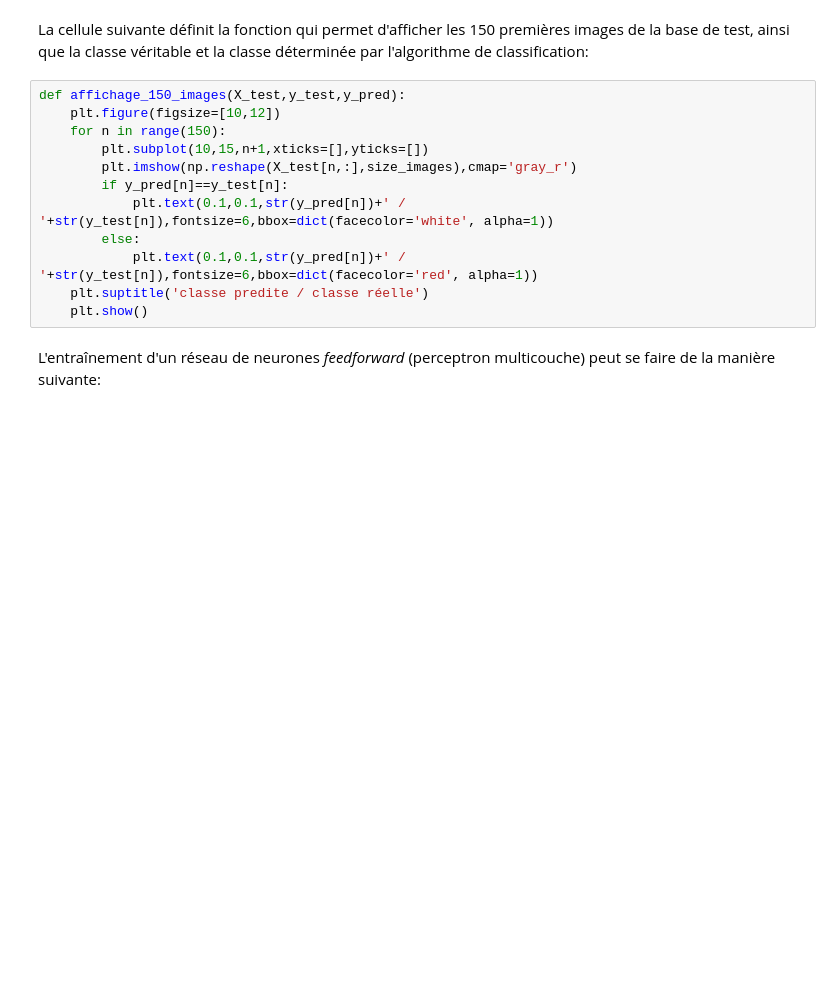
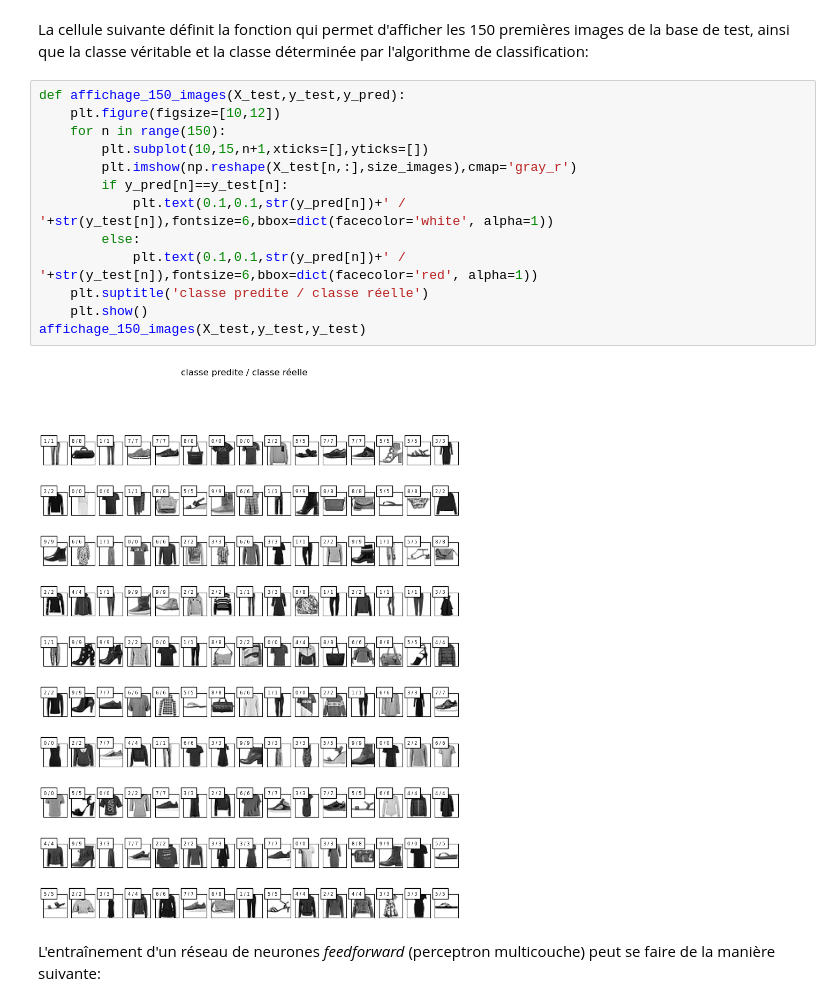
Before and after one commit to diogojorgebasso/apprentissage_automatique, a Jupyter notebook: Class 5/TP5_ex2_sujet.ipynb, the cells around one changed output. Cells and saved outputs as stored; diff of their text form; blank space fills up the shorter version.

```diff
--- a/Class 5/TP5_ex2_sujet.ipynb
+++ b/Class 5/TP5_ex2_sujet.ipynb
@@ -42,15 +57,18 @@ La cellule suivante définit la fonction qui permet d'afficher les 150 première
 # %%
 def affichage_150_images(X_test,y_test,y_pred):
     plt.figure(figsize=[10,12])
     for n in range(150):
         plt.subplot(10,15,n+1,xticks=[],yticks=[])
         plt.imshow(np.reshape(X_test[n,:],size_images),cmap='gray_r')
         if y_pred[n]==y_test[n]:
             plt.text(0.1,0.1,str(y_pred[n])+' / '+str(y_test[n]),fontsize=6,bbox=dict(facecolor='white', alpha=1))
         else:
             plt.text(0.1,0.1,str(y_pred[n])+' / '+str(y_test[n]),fontsize=6,bbox=dict(facecolor='red', alpha=1))
     plt.suptitle('classe predite / classe réelle')
     plt.show()
+affichage_150_images(X_test,y_test,y_test)
+# %% [output]
+[figure, added]
 # %% [markdown]
 L'entraînement d'un réseau de neurones _feedforward_ (perceptron multicouche) peut se faire de la manière suivante:
 # %%
```
Also changed, not shown: parts of 4 cells of this notebook, 3 other files.
